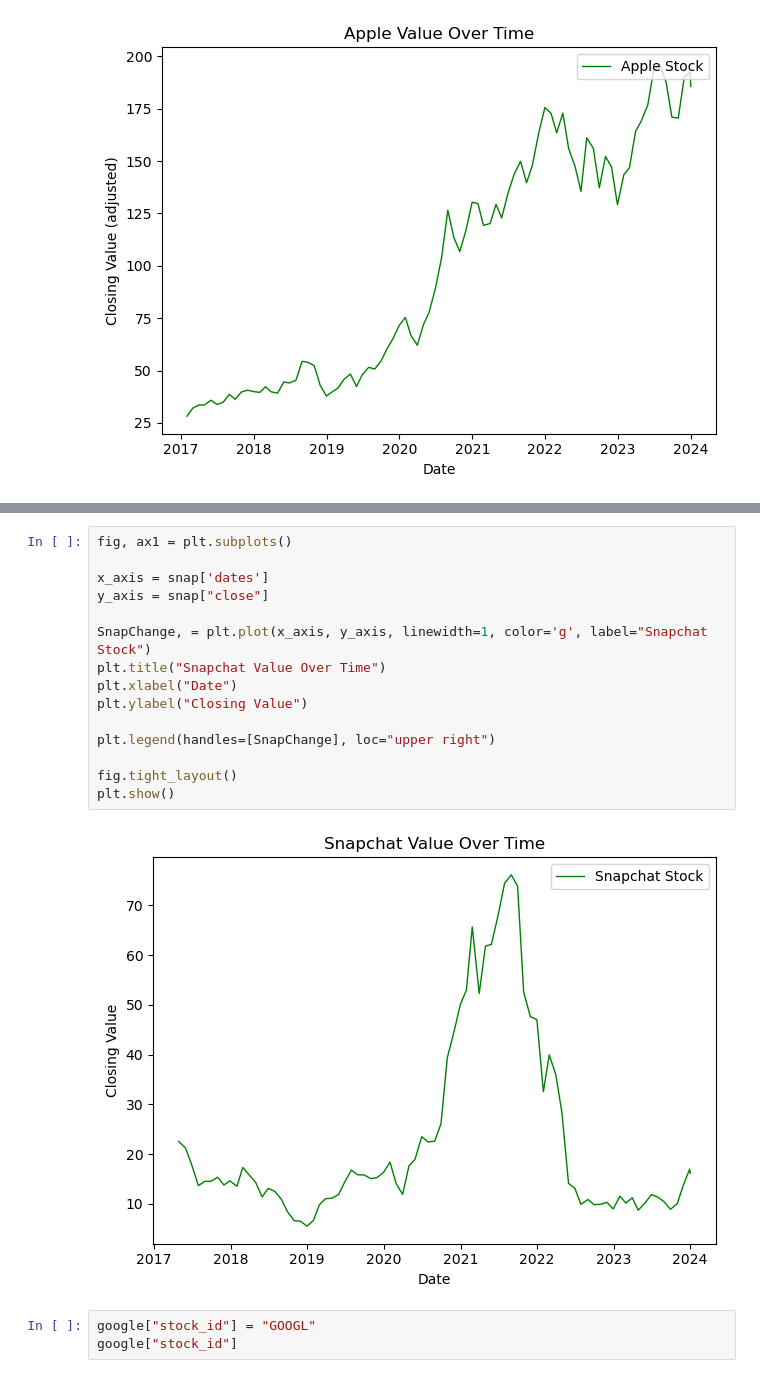
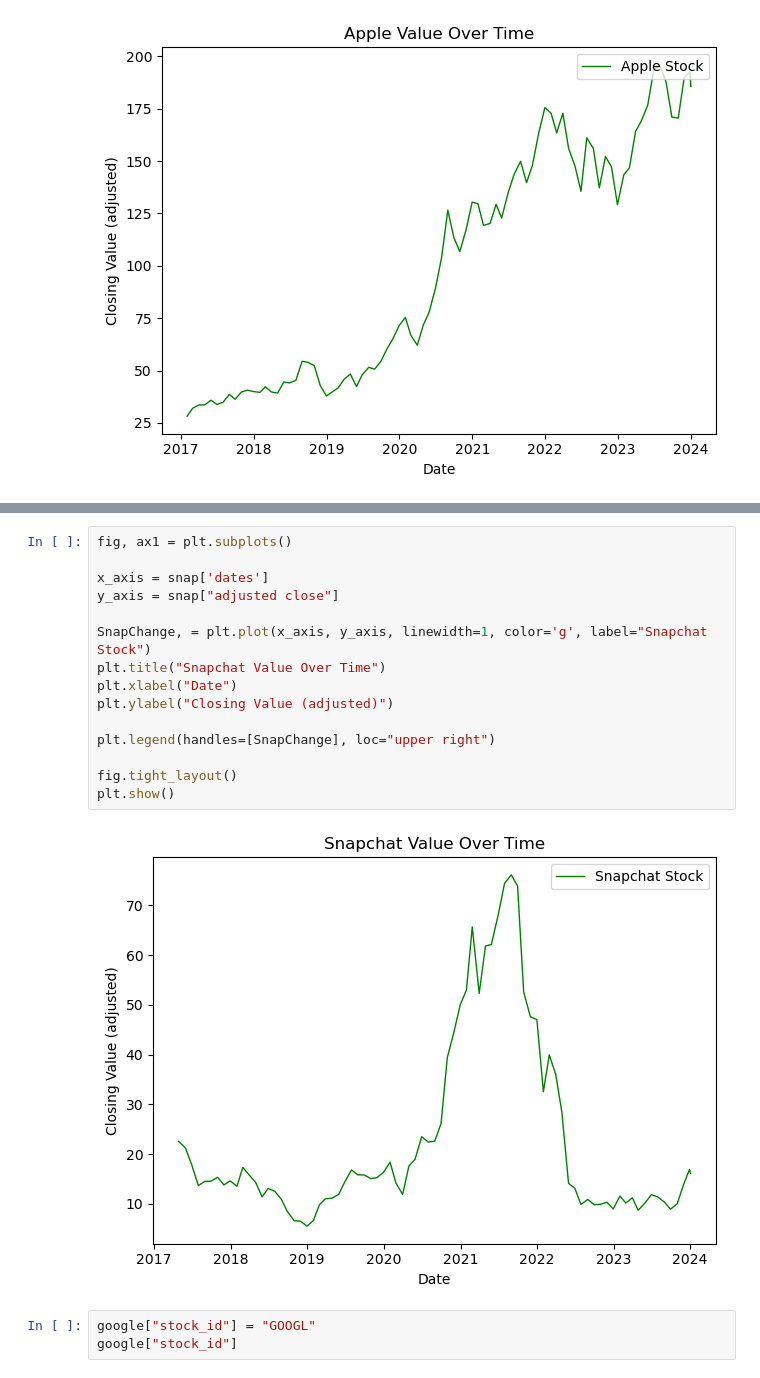
Before and after one commit to emmarush24/Data-Project-3, a Jupyter notebook: Data-Project-3.ipynb, the cells around one changed output, grey strips where cells are left out. Drawn from its saved outputs; the diff is of its cells as text.

```diff
--- a/Data-Project-3.ipynb
+++ b/Data-Project-3.ipynb
@@ -516,20 +516,20 @@ plt.show()
 # %%
 fig, ax1 = plt.subplots()
 
 x_axis = snap['dates']
-y_axis = snap["close"]
+y_axis = snap["adjusted close"]
 
 SnapChange, = plt.plot(x_axis, y_axis, linewidth=1, color='g', label="Snapchat Stock")
 plt.title("Snapchat Value Over Time")
 plt.xlabel("Date")
-plt.ylabel("Closing Value")
+plt.ylabel("Closing Value (adjusted)")
 
 plt.legend(handles=[SnapChange], loc="upper right")
 
 fig.tight_layout()
 plt.show()
 # %% [output]
-[figure, old version]
+[figure, new version]
 # %%
 google["stock_id"] = "GOOGL"
 google["stock_id"]
```
Also changed, not shown: parts of 6 cells of this notebook.
